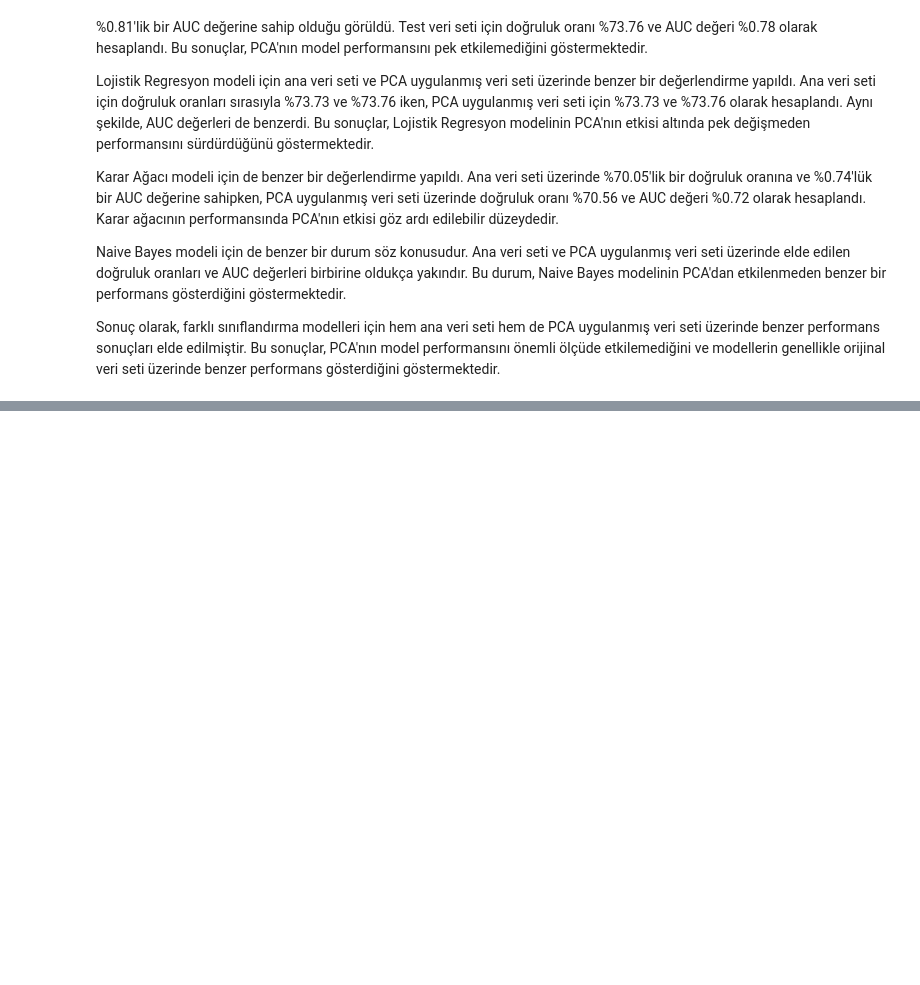
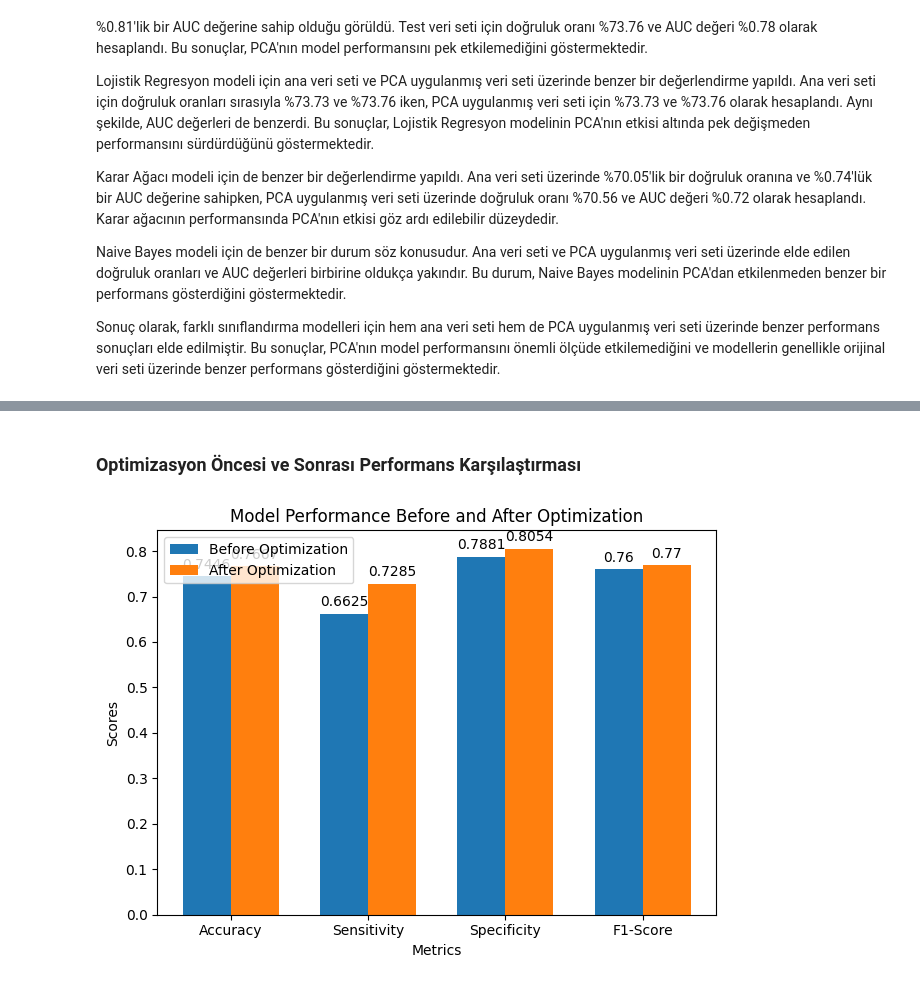
Before and after one commit to zdemirel/Machine-Learning-Pima-Indian-Diabetes-Prediction, a Jupyter notebook: machine_learning.ipynb, the cells around one changed output, grey strips where cells are left out. Cells and saved outputs as stored; diff of their text form; code cells hidden in the pictures; blank space fills up the shorter version.

```diff
--- a/machine_learning.ipynb
+++ b/machine_learning.ipynb
@@ -777,0 +974,41 @@ Sonuç olarak, farklı sınıflandırma modelleri için hem ana veri seti hem de
+# %% [markdown]
+### Optimizasyon Öncesi ve Sonrası Performans Karşılaştırması
+# %%
+# Performans metrikleri
+metrics = ['Accuracy', 'Sensitivity', 'Specificity', 'F1-Score']
+before_optimization = [0.7446, 0.6625, 0.7881, 0.76]  # Optimizasyon öncesi değerler
+after_optimization = [0.7667, 0.7285, 0.8054, 0.77]  # Optimizasyon sonrası değerler
+
+x = np.arange(len(metrics))  # the label locations
+width = 0.35  # the width of the bars
+
+fig, ax = plt.subplots()
+rects1 = ax.bar(x - width/2, before_optimization, width, label='Before Optimization')
+rects2 = ax.bar(x + width/2, after_optimization, width, label='After Optimization')
+
+# Add some text for labels, title and custom x-axis tick labels, etc.
+ax.set_xlabel('Metrics')
+ax.set_ylabel('Scores')
+ax.set_title('Model Performance Before and After Optimization')
+ax.set_xticks(x)
+ax.set_xticklabels(metrics)
+ax.legend()
+
+# Add the values above the bars
+def autolabel(rects):
+    for rect in rects:
+        height = rect.get_height()
+        ax.annotate('{}'.format(height),
+                    xy=(rect.get_x() + rect.get_width() / 2, height),
+                    xytext=(0, 3),  # 3 points vertical offset
+                    textcoords="offset points",
+                    ha='center', va='bottom')
+
+autolabel(rects1)
+autolabel(rects2)
+
+fig.tight_layout()
+
+plt.show()
+# %% [output]
+[figure, added]
```
Also changed, not shown: parts of 26 cells of this notebook.
